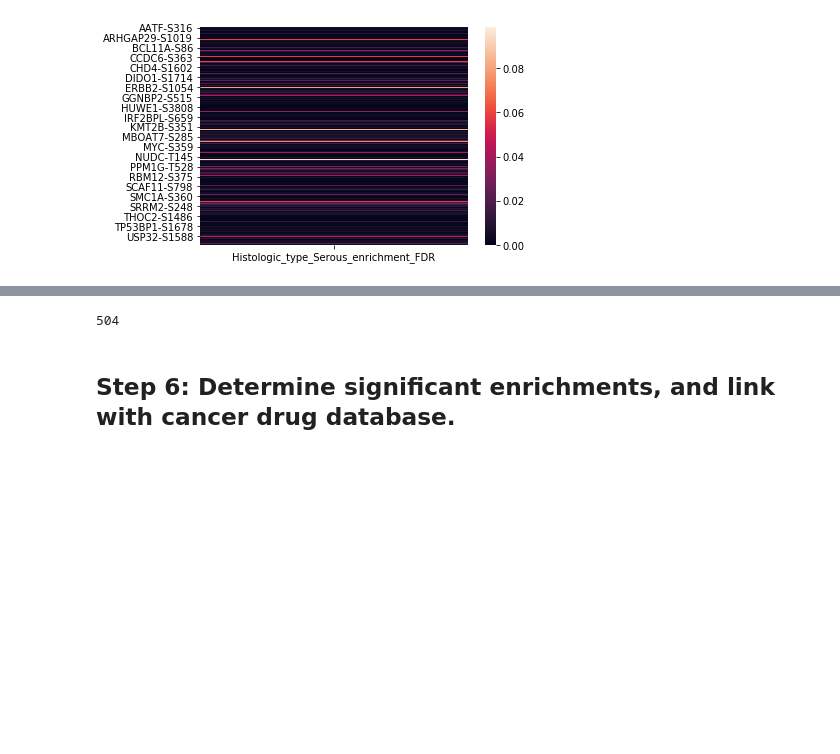
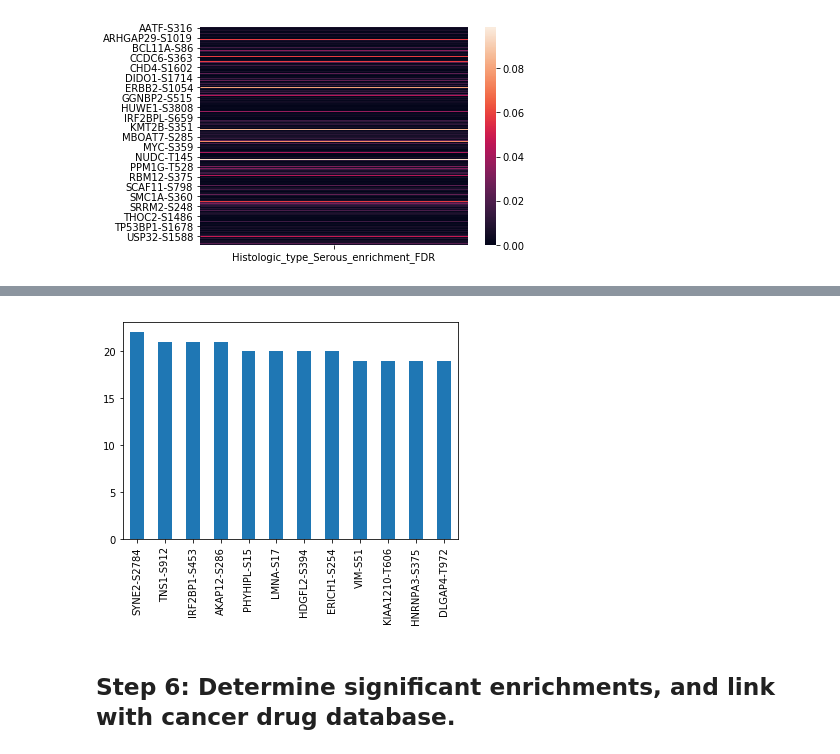
Before and after one commit to PayneLab/WhenMutationsMatter, a Jupyter notebook: Daniel/Black_Sheep_Cookbook_Serous.ipynb, the cells around one changed output, grey strips where cells are left out. Cells and saved outputs as stored; diff of their text form; code cells hidden in the pictures; blank space fills up the shorter version.

Commit message:
visualization attempts, categorizing based on number of outliers. Didn't get too much useful info

```diff
--- a/Daniel/Black_Sheep_Cookbook_Serous.ipynb
+++ b/Daniel/Black_Sheep_Cookbook_Serous.ipynb
@@ -83,4 +77,25 @@ plt.show()
-# %%
-len(results)
-# %% [output]
-504
+# %%
+just_outliers = outliers[:144]
+just_outliers_copy = just_outliers.copy()
+# %%
+sum_outliers = just_outliers_copy.sum(skipna=True)
+
+#Find the genes with the most outliers
+high_count = sum_outliers >= 16
+most_outliers = sum_outliers[high_count]
+
+#Find the genes with medium number of outliers
+med_high_count = (sum_outliers < 16)
+med_low_count = (sum_outliers >= 10)
+med_high_outliers = sum_outliers[med_high_count]
+med_outliers = med_high_outliers[med_low_count]
+
+#Find the genes with the least outliers
+low_count = sum_outliers < 10
+not_zero = sum_outliers != 0
+low_values = sum_outliers[low_count]
+low_outliers = low_values[not_zero]
+
+#Find the genes with no outliers
+zero_count = sum_outliers == 0
+zero_outliers = sum_outliers[zero_count]
@@ -87,3 +110,8 @@ len(results)
+# %%
+sum_outliers[high_count].sort_values(ascending=False)[-12:].plot(kind='bar')
+plt.show()
+# %% [output]
+[figure, added]
 # %% [markdown]
 ## Step 6: Determine significant enrichments, and link with cancer drug database.
 # %%
```
Also changed, not shown: parts of 5 cells of this notebook, 1 other file.
